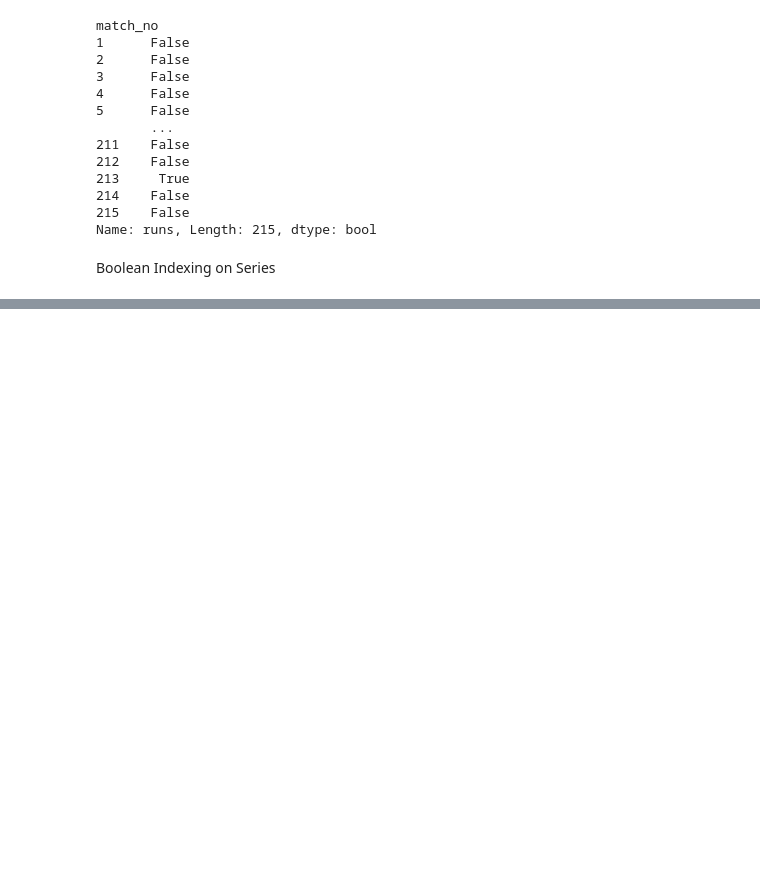
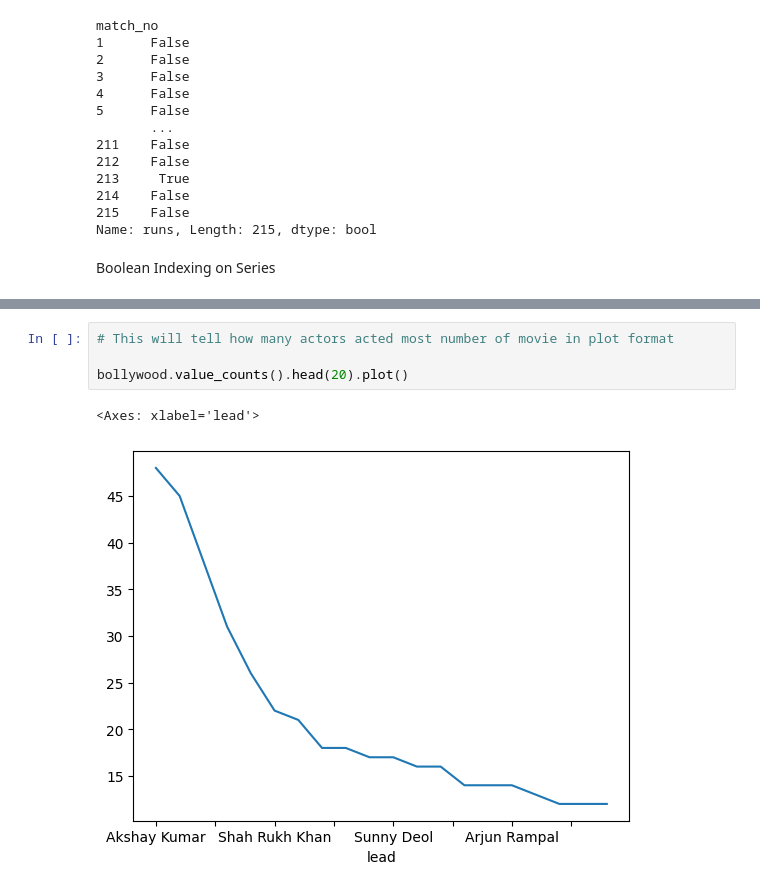
Before and after one commit to manisharoshini/In-my-python-era, a Jupyter notebook: Python Libraries/Pandas/2.SeriesFunctions.ipynb, the cells around one changed output, grey strips where cells are left out. Saved outputs shown, nothing was run; the diff lists cells and outputs as text; blank space fills up the shorter version.

```diff
--- a/Python Libraries/Pandas/2.SeriesFunctions.ipynb
+++ b/Python Libraries/Pandas/2.SeriesFunctions.ipynb
@@ -770,0 +789,7 @@ Name: runs, dtype: int64
+# %%
+# This will tell how many actors acted most number of movie in plot format
+
+bollywood.value_counts().head(20).plot()
+# %% [output]
+<Axes: xlabel='lead'>
+[figure, added]
```
Also changed, not shown: parts of 6 cells of this notebook.
